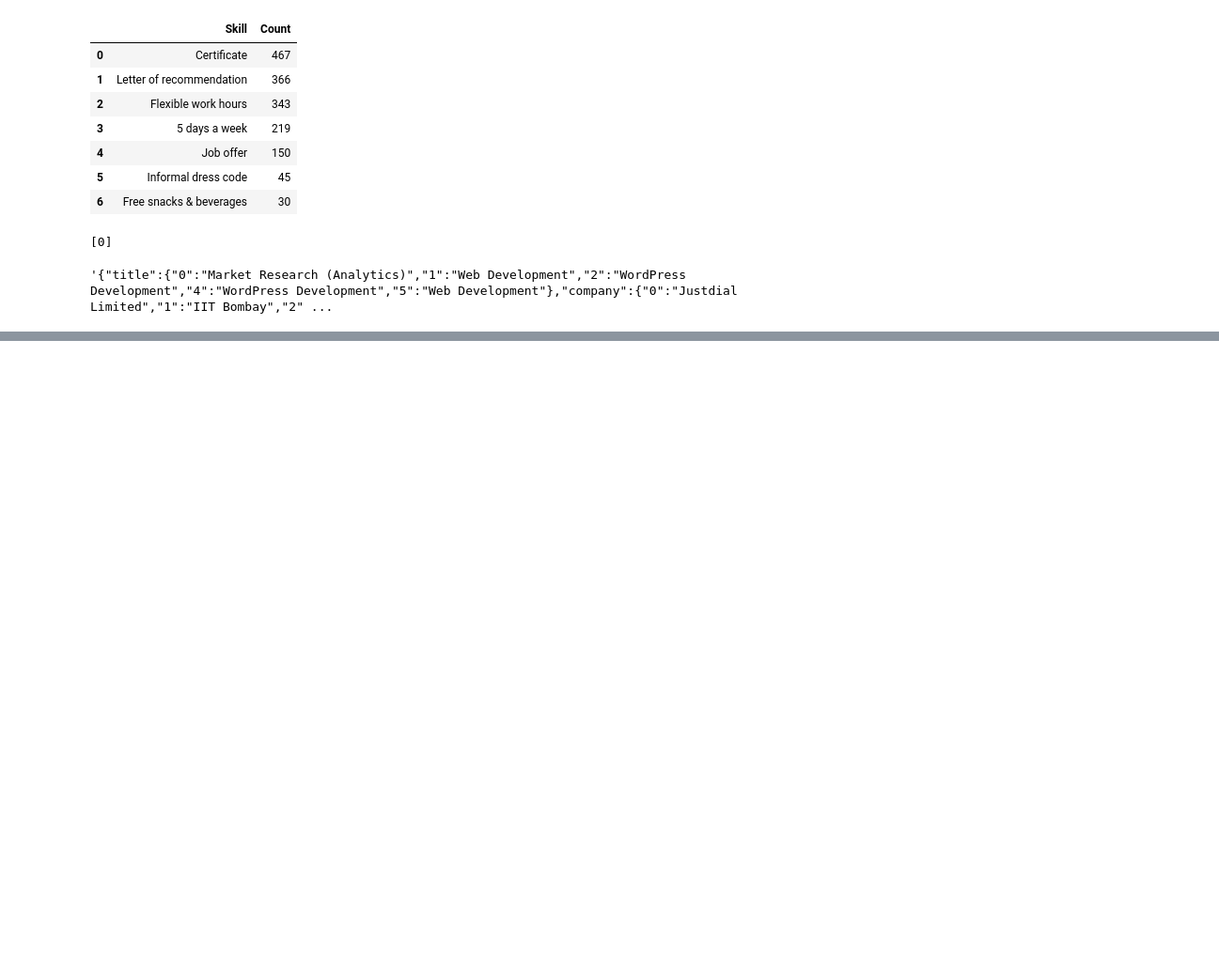
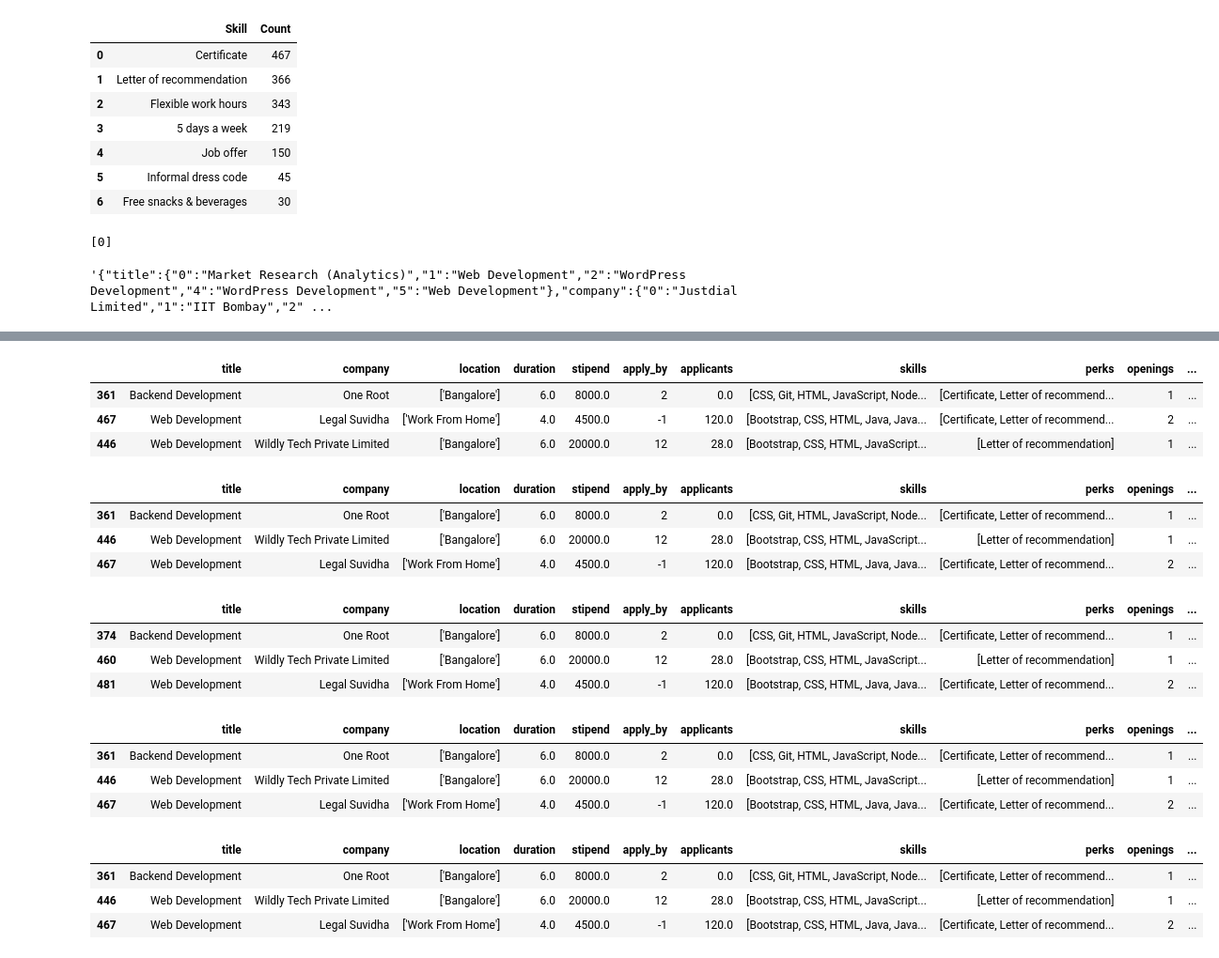
Before and after one commit to rishi5565/internshala_project_v2, a Jupyter notebook: notebooks/experiment.ipynb, the cells around one changed output, grey strips where cells are left out. Shown at 94% size. Drawn from its saved outputs; the diff is of its cells as text; code cells hidden in the pictures; blank space fills up the shorter version.

```diff
--- a/notebooks/experiment.ipynb
+++ b/notebooks/experiment.ipynb
@@ -436,0 +606,23 @@ with open("bad_data_files.log", "w") as f:
+# %%
+def get_skills_intersection_index(skills_list):
+    intersection_skill_row_index = list(np.where(df["skills"].astype("str").str.lower().apply(lambda x: skills_list[0].lower() in x))[0])
+    for skill in skills_list:
+        sub_index = list(np.where(df["skills"].astype("str").str.lower().apply(lambda x: skill.lower() in x))[0])
+        intersection_skill_row_index = list(set(intersection_skill_row_index) & set(sub_index))
+    return intersection_skill_row_index
+# %%
+skills_list = ["css", "html", "python", "sql", "php", "mongodb", "tableau", "blabla", "werwer", "rwrwe"]
+# add a spelling validation for each skill before passing
+intersection = get_skills_intersection_index(skills_list)
+# %%
+while not len(intersection) > 0:
+    if len(skills_list) > 0:
+        skills_list = skills_list[:-1]
+        intersection = get_skills_intersection_index(skills_list)
+    else:
+        break
+print(skills_list)
+if len(intersection) > 0:
+    print(df.loc[intersection])
+else:
+    print("Skills not found!") # this can never happen if u validate the entries as above
@@ -436,0 +647,7 @@ with open("bad_data_files.log", "w") as f:
+# %%
+df.loc[intersection]
+# %% [output]
+|  | title | company | location | duration | stipend | apply_by | applicants | skills | perks | openings | ... |
+| 361 | Backend Development | One Root | ['Bangalore'] | 6.0 | 8000.0 | 2 | 0.0 | [CSS, Git, HTML, JavaScript, Node... | [Certificate, Letter of recommend... | 1 | ... |
+| 467 | Web Development | Legal Suvidha | ['Work From Home'] | 4.0 | 4500.0 | -1 | 120.0 | [Bootstrap, CSS, HTML, Java, Java... | [Certificate, Letter of recommend... | 2 | ... |
+| 446 | Web Development | Wildly Tech Private Limited | ['Bangalore'] | 6.0 | 20000.0 | 12 | 28.0 | [Bootstrap, CSS, HTML, JavaScript... | [Letter of recommendation] | 1 | ... |
@@ -436,0 +658,7 @@ with open("bad_data_files.log", "w") as f:
+# %%
+recommended_df
+# %% [output]
+|  | title | company | location | duration | stipend | apply_by | applicants | skills | perks | openings | ... |
+| 361 | Backend Development | One Root | ['Bangalore'] | 6.0 | 8000.0 | 2 | 0.0 | [CSS, Git, HTML, JavaScript, Node... | [Certificate, Letter of recommend... | 1 | ... |
+| 446 | Web Development | Wildly Tech Private Limited | ['Bangalore'] | 6.0 | 20000.0 | 12 | 28.0 | [Bootstrap, CSS, HTML, JavaScript... | [Letter of recommendation] | 1 | ... |
+| 467 | Web Development | Legal Suvidha | ['Work From Home'] | 4.0 | 4500.0 | -1 | 120.0 | [Bootstrap, CSS, HTML, Java, Java... | [Certificate, Letter of recommend... | 2 | ... |
@@ -436,0 +714,14 @@ with open("bad_data_files.log", "w") as f:
+# %%
+get_recommendation(skills_list, duration)
+# %% [output]
+|  | title | company | location | duration | stipend | apply_by | applicants | skills | perks | openings | ... |
+| 374 | Backend Development | One Root | ['Bangalore'] | 6.0 | 8000.0 | 2 | 0.0 | [CSS, Git, HTML, JavaScript, Node... | [Certificate, Letter of recommend... | 1 | ... |
+| 460 | Web Development | Wildly Tech Private Limited | ['Bangalore'] | 6.0 | 20000.0 | 12 | 28.0 | [Bootstrap, CSS, HTML, JavaScript... | [Letter of recommendation] | 1 | ... |
+| 481 | Web Development | Legal Suvidha | ['Work From Home'] | 4.0 | 4500.0 | -1 | 120.0 | [Bootstrap, CSS, HTML, Java, Java... | [Certificate, Letter of recommend... | 2 | ... |
+# %%
+recommended_df
+# %% [output]
+|  | title | company | location | duration | stipend | apply_by | applicants | skills | perks | openings | ... |
+| 361 | Backend Development | One Root | ['Bangalore'] | 6.0 | 8000.0 | 2 | 0.0 | [CSS, Git, HTML, JavaScript, Node... | [Certificate, Letter of recommend... | 1 | ... |
+| 446 | Web Development | Wildly Tech Private Limited | ['Bangalore'] | 6.0 | 20000.0 | 12 | 28.0 | [Bootstrap, CSS, HTML, JavaScript... | [Letter of recommendation] | 1 | ... |
+| 467 | Web Development | Legal Suvidha | ['Work From Home'] | 4.0 | 4500.0 | -1 | 120.0 | [Bootstrap, CSS, HTML, Java, Java... | [Certificate, Letter of recommend... | 2 | ... |
@@ -436,0 +732,7 @@ with open("bad_data_files.log", "w") as f:
+# %%
+abcd["recommended_df"]
+# %% [output]
+|  | title | company | location | duration | stipend | apply_by | applicants | skills | perks | openings | ... |
+| 361 | Backend Development | One Root | ['Bangalore'] | 6.0 | 8000.0 | 2 | 0.0 | [CSS, Git, HTML, JavaScript, Node... | [Certificate, Letter of recommend... | 1 | ... |
+| 446 | Web Development | Wildly Tech Private Limited | ['Bangalore'] | 6.0 | 20000.0 | 12 | 28.0 | [Bootstrap, CSS, HTML, JavaScript... | [Letter of recommendation] | 1 | ... |
+| 467 | Web Development | Legal Suvidha | ['Work From Home'] | 4.0 | 4500.0 | -1 | 120.0 | [Bootstrap, CSS, HTML, Java, Java... | [Certificate, Letter of recommend... | 2 | ... |
```
Also changed, not shown: parts of 29 cells of this notebook, 13 other files.
